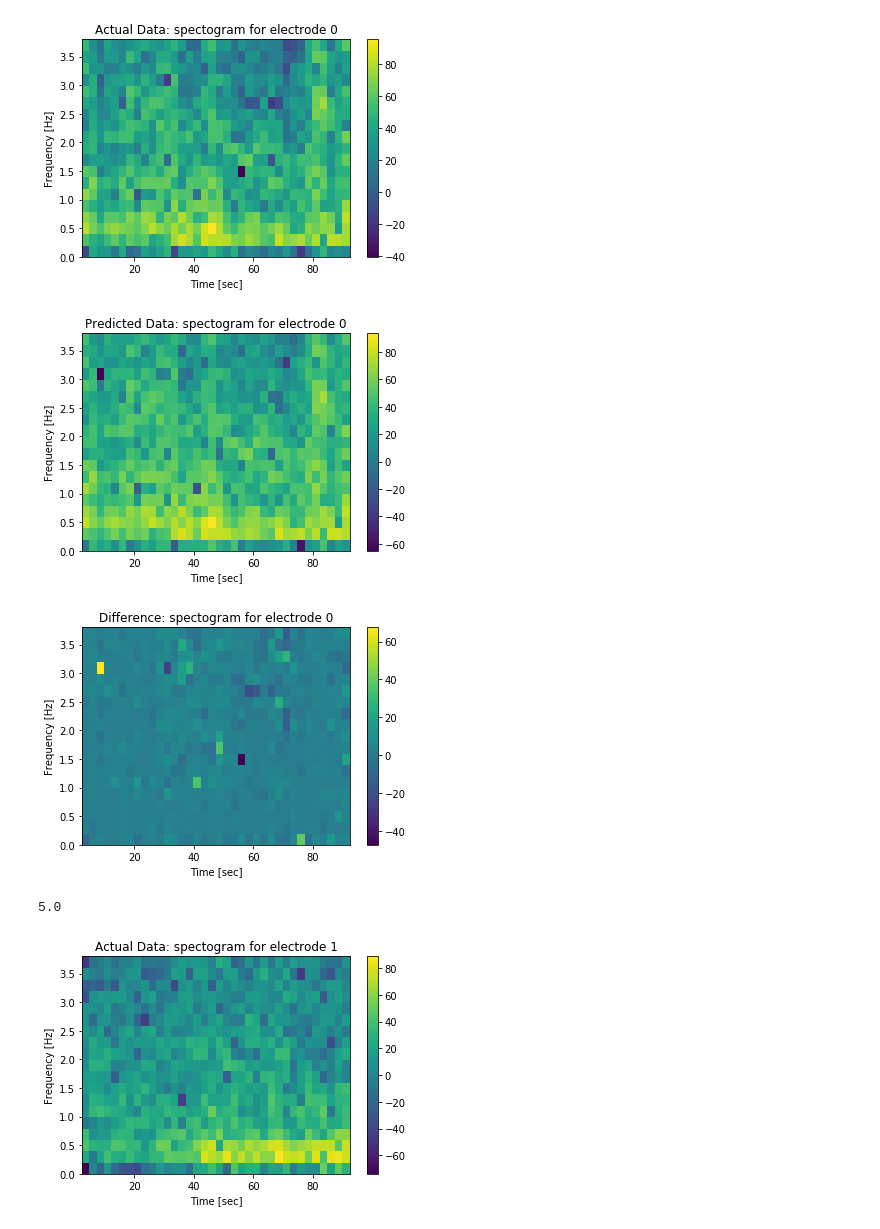
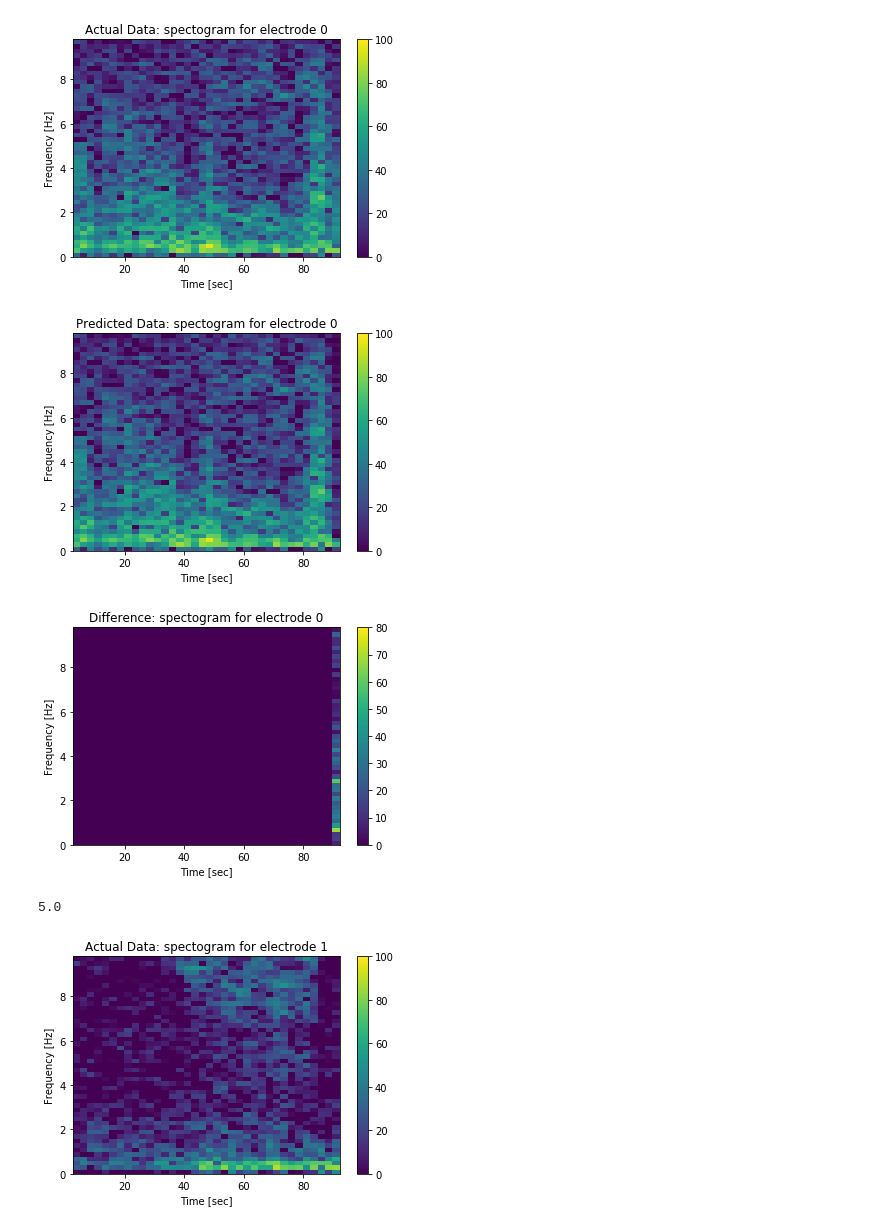
Before and after one commit to ktsimring/final-project, a Jupyter notebook: Time Frequency Analysis.ipynb, the cells around one changed output. Saved outputs shown, nothing was run; the diff lists cells and outputs as text; code cells hidden in the pictures.

```diff
--- a/Time Frequency Analysis.ipynb
+++ b/Time Frequency Analysis.ipynb
@@ -42,7 +54,7 @@ def invert_scale(scaler, X):
 # %%
 import pickle
 
-pickle_file = open('LSTM/output-data/3channel_LSTM_data_SC4002E0-PSG.pkl', 'r')
+pickle_file = open('LSTM/output-data/3channel_HMM_data_SC4002E0-PSG.pkl', 'r')
 params = pickle.load(pickle_file)
 scalers = pickle.load(pickle_file)
 pred_data = pickle.load(pickle_file)
@@ -63,8 +90,8 @@ print y_train.shape, y_test.shape, predicted_train.shape, predicted_test.shape
 mse_test = []
 mse_train = []
 for i in range(predicted_train.shape[0]):
-    mse_test.append(mean_squared_error(y_test[:,i], predicted_test[:,i]))
-    mse_train.append(mean_squared_error(y_train[:,i], predicted_train[:,i]))
+    mse_test.append(mean_squared_error(y_test[i,:], predicted_test[i,:]))
+    mse_train.append(mean_squared_error(y_train[i,:], predicted_train[i,:]))
 print mse_test
 print mse_train
 # %% [output]
@@ -86,8 +113,8 @@ for i in range(params['nchannels']):
 mae_test = []
 mae_train = []
 for i in range(params['nchannels']):
-    mae_test.append(mean_absolute_error(y_test[:,i], predicted_test[:,i]))
-    mae_train.append(mean_absolute_error(y_train[:,i], predicted_train[:,i]))
+    mae_test.append(mean_absolute_error(y_test[i,:], predicted_test[i,:]))
+    mae_train.append(mean_absolute_error(y_train[i,:], predicted_train[i,:]))
 print mae_test
 print mae_train
 # %% [output]
@@ -120,6 +147,6 @@ for i in range(pred_data.shape[0]):
 # %%
-from __future__ import division
-
+power_inv_true_data = np.zeros((inv_true_data.shape))
+power_inv_pred_data = np.zeros((inv_pred_data.shape))
 for i in range(inv_true_data.shape[0]):
     Fs = 100
     T = len(inv_true_data[i,:])/Fs
@@ -127,22 +154,24 @@ for i in range(inv_true_data.shape[0]):
     N = Fs*T
     print(T)
     inv_true_data_w = np.fft.fft(inv_true_data[i,:])/N
-    power_inv_true_data = abs(inv_true_data_w)**2
+    power_inv_true_data[i] = abs(inv_true_data_w)**2
 
     inv_pred_data_w = np.fft.fft(inv_pred_data[i,:])/N
-    power_inv_pred_data = abs(inv_pred_data_w)**2
+    power_inv_pred_data[i] = abs(inv_pred_data_w)**2
     w = np.arange(0,Fs,1/T)
-    plt.plot(w[:int(N/10)], 10*np.log(power_inv_true_data[:int(N/10)]))
+    plt.plot(w[:int(N/10)], 10*np.log(power_inv_true_data[i,:int(N/10)]), label ='True data')
+    #plt.ylabel('Power')
+    #plt.xlabel('frequency (f)')
+    #plt.title('Actual Data: power spectrum (dB) for electrode %d' %i)
+
+    #plt.show()
     plt.ylabel('Power')
     plt.xlabel('frequency (f)')
-    plt.title('Power spectrum (dB)')
+    plt.title('Power spectrum (dB) for channel %d' %i)
+
+    #plt.ylim([0,0.55])
+    plt.plot(w[:int(N/10)], 10*np.log(power_inv_pred_data[i,:int(N/10)]), label='Predicted data')
+    plt.legend()
 
     plt.show()
-    plt.ylabel('Power')
-    plt.xlabel('frequency (f)')
-    plt.title('Power spectrum (dB)')
-    #plt.ylim([0,0.55])
-    plt.plot(w[:int(N/10)], 10*np.log(power_inv_pred_data[:int(N/10)]))
-
-    plt.show()
 # %% [output]
@@ -161,38 +187,38 @@ for i in range(inv_true_data.shape[0]):
 # %%
 from scipy import signal
 time_chunk = 500
 for i in range(inv_true_data.shape[0]):
     Fs = 100
     T = time_chunk/Fs
     print T
     N = Fs*T
     f, t, Sxx_act = signal.spectrogram(inv_true_data[i,:time_chunk*19], Fs, nperseg=time_chunk, noverlap=time_chunk*0.5)
-    plt.pcolormesh(t, f[:20], 10*np.log(Sxx_act[:20,:37]))
+    plt.pcolormesh(t, f[:50], 10*np.log(Sxx_act[:50,:]), vmin=0, vmax=100)
     plt.title('Actual Data: spectogram for electrode %d' % i)
     plt.ylabel('Frequency [Hz]')
     plt.xlabel('Time [sec]')
     plt.colorbar()
     plt.show()
 
 
     f, t, Sxx_pred = signal.spectrogram(inv_pred_data[i,:time_chunk*19], Fs, nperseg=time_chunk, noverlap=time_chunk*0.5)
-    plt.pcolormesh(t, f[:20], 10*np.log(Sxx_pred[:20,:37]))
+    plt.pcolormesh(t, f[:50], 10*np.log(Sxx_pred[:50,:]), vmin=0, vmax=100)
     plt.title('Predicted Data: spectogram for electrode %d' % i)
     plt.ylabel('Frequency [Hz]')
     plt.xlabel('Time [sec]')
     plt.colorbar()
     plt.show()
 
-    plt.pcolormesh(t, f[:20], 10*(np.log(Sxx_act[:20,:37]/Sxx_pred[:20,:37])))
+    plt.pcolormesh(t, f[:50], np.abs(10*(np.log(Sxx_act[:50,:]/Sxx_pred[:50,:]))),vmin=0, vmax=80)
     plt.title('Difference: spectogram for electrode %d' % i)
     plt.ylabel('Frequency [Hz]')
     plt.xlabel('Time [sec]')
     plt.colorbar()
     plt.show()
 # %% [output]
 5.0
-[figure, old version]
+[figure, new version]
-[figure, old version]
+[figure, new version]
-[figure, old version]
+[figure, new version]
 5.0
-[figure, old version]
+[figure, new version]
```
Also changed, not shown: parts of 19 cells of this notebook, 2 other files.
